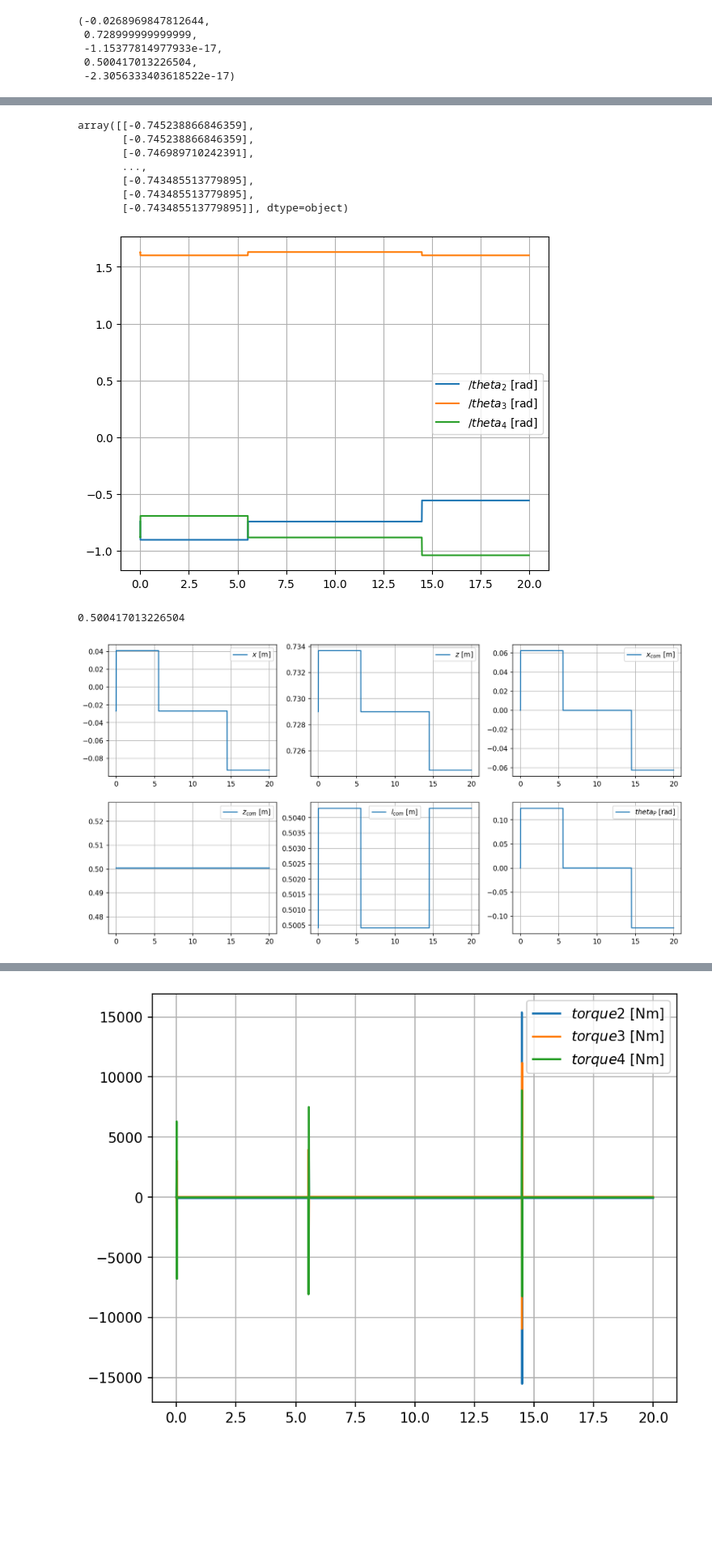
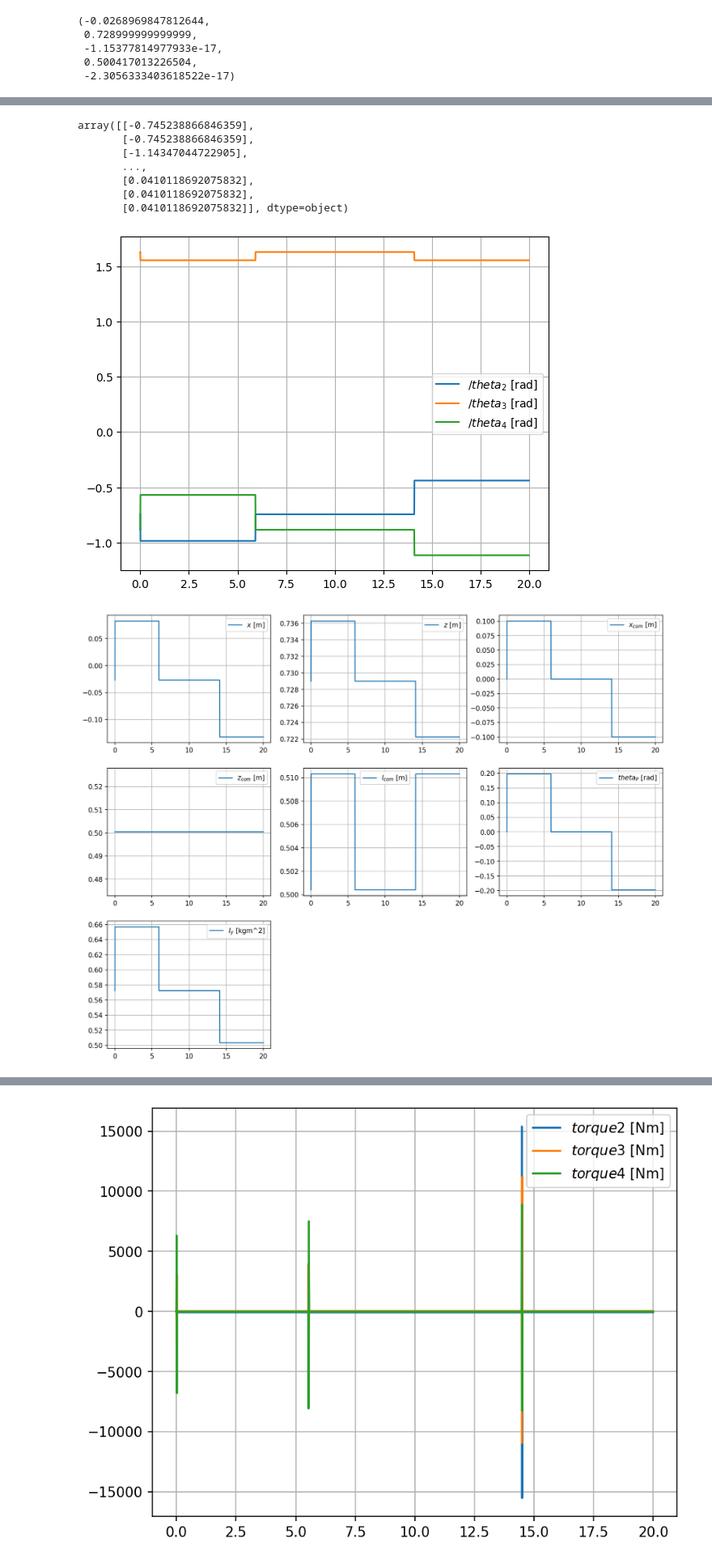
Before and after one commit to ssc166/joint_control, a Jupyter notebook: src/control_1/IK_3link.ipynb, the cells around one changed output, grey strips where cells are left out. Shown at 81% size. Drawn from its saved outputs; the diff is of its cells as text; code cells hidden in the pictures; blank space fills up the shorter version.

```diff
--- a/src/control_1/IK_3link.ipynb
+++ b/src/control_1/IK_3link.ipynb
@@ -60,5 +60,6 @@ horizon.shape
 # %% [output]
 (2001,)
 # %%
-time, traj = utils.Trapezoidal_Traj_Gen_Given_Amax_and_T(0.0125,20,0.01)
-horizon = utils.Path_Gen(0, 0.05, traj[:,2])*190
+time, traj = utils.Trapezoidal_Traj_Gen_Given_Amax_and_T(1,2,0.01)
+horizon = utils.Path_Gen(0, 0.05, traj[:,2])
+# *166.67
@@ -91,15 +118,15 @@ x,z, x_com, z_com, theta_P
 # %%
-q2list, q3list, q4list = cj.horizon_angle_traj(0.0125,20,0.01,thetalistd,horizon, z_com)
+q2list, q3list, q4list = cj.horizon_angle_traj(0.012,20,0.01,thetalistd,horizon, z_com)
 # %%
 q2list
 # %% [output]
 array([[-0.745238866846359],
        [-0.745238866846359],
-       [-0.746989710242391],
+       [-1.14347044722905],
        ...,
-       [-0.743485513779895],
-       [-0.743485513779895],
-       [-0.743485513779895]], dtype=object)
+       [0.0410118692075832],
+       [0.0410118692075832],
+       [0.0410118692075832]], dtype=object)
 # %%
 pl.figure(1, figsize=(15,12), dpi=100)
 pl.subplot(221);
@@ -109,10 +136,10 @@ pl.grid()
 
 plt.show()
 # %% [output]
-[figure, old version]
+[figure, new version]
 # %%
 
-xlist,zlist, x_comlist, z_comlist, l_list, theta_Plist = cj.end_traj(q2list, q3list, q4list)
+xlist,zlist, x_comlist, z_comlist, l_list, I_list, theta_Plist = cj.end_traj(q2list, q3list, q4list)
 
 pl.figure(1, figsize=(15,12), dpi=150)
 pl.subplot(331);
@@ -126,32 +153,37 @@ pl.plot(time, zlist);
 pl.legend([r'$z$ [m]'], loc='best')
 pl.grid()
 
 pl.figure(1, figsize=(15,12), dpi=150)
 pl.subplot(333);
 pl.plot(time, x_comlist);
 pl.legend([r'$x_{com}$ [m]'], loc='best')
 pl.grid()
 
 pl.figure(1, figsize=(15,12), dpi=150)
 pl.subplot(334);
 pl.plot(time, z_comlist);
 pl.legend([r'$z_{com}$ [m]'], loc='best')
 pl.grid()
 
 pl.figure(1, figsize=(15,12), dpi=150)
 pl.subplot(335);
 pl.plot(time, l_list);
 pl.legend([r'$l_{com}$ [m]'], loc='best')
 pl.grid()
 
 pl.figure(1, figsize=(15,12), dpi=150)
 pl.subplot(336);
 pl.plot(time, theta_Plist);
 pl.legend([r'$theta_P$ [rad]'], loc='best')
 pl.grid()
 
+pl.figure(1, figsize=(15,12), dpi=150)
+pl.subplot(337);
+pl.plot(time, I_list);
+pl.legend([r'$I_y$ [kgm^2]'], loc='best')
+pl.grid()
+
 
 plt.show()
 # %% [output]
-0.500417013226504
-[figure, old version]
+[figure, new version]
```
Also changed, not shown: parts of 24 cells of this notebook, 9 other files.
